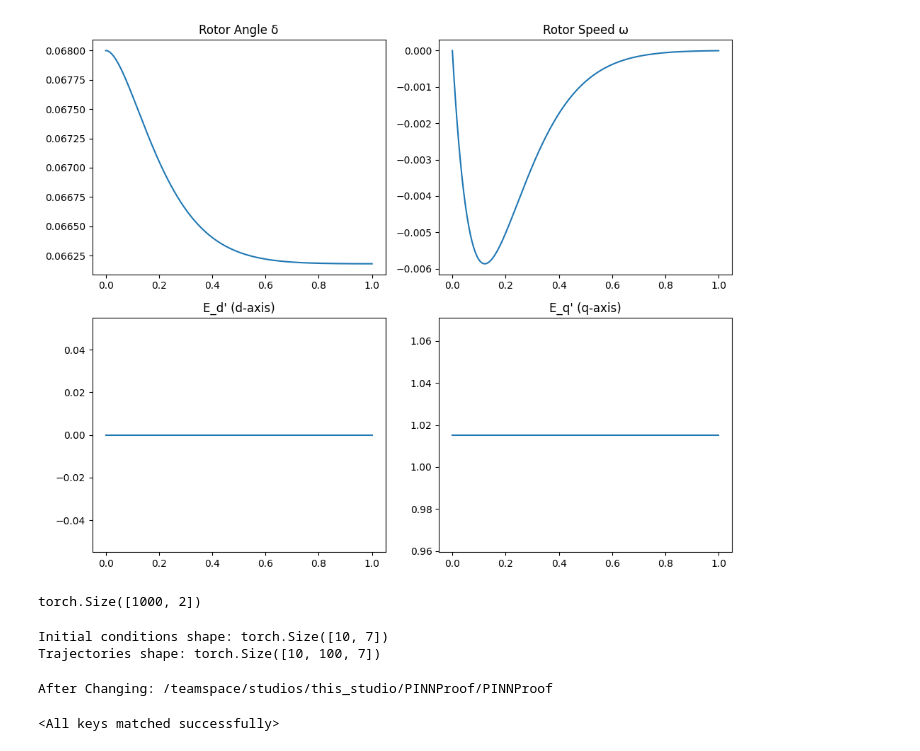
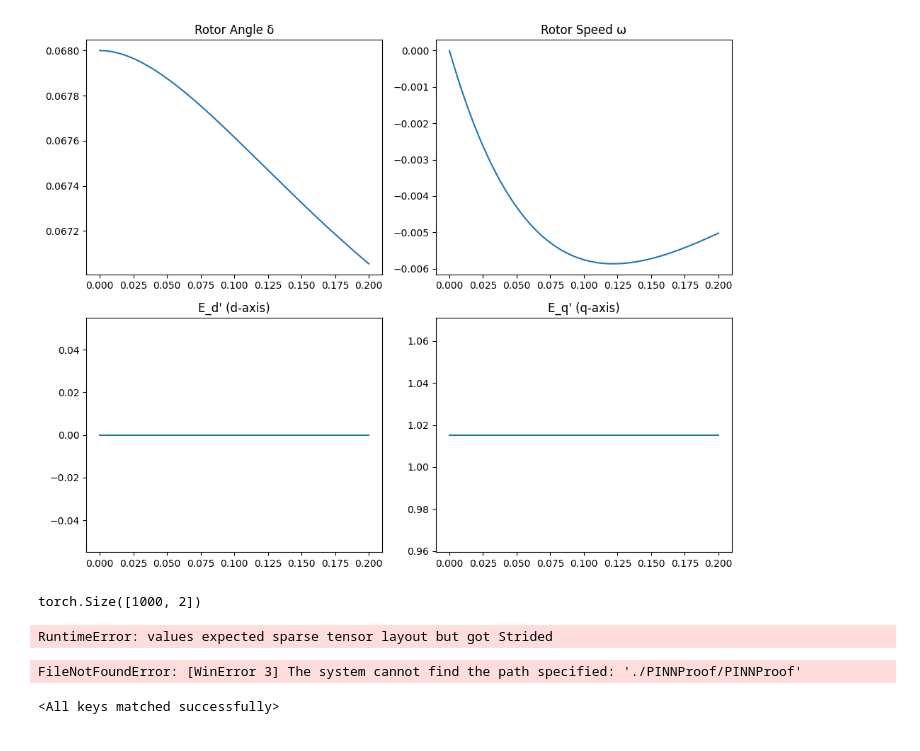
Before and after one commit to elpetros99/PINNProof, a Jupyter notebook: examples/example_SM2.ipynb, the cells around one changed output. Drawn from its saved outputs; the diff is of its cells as text; code cells hidden in the pictures.

```diff
--- a/examples/example_SM2.ipynb
+++ b/examples/example_SM2.ipynb
@@ -90,13 +92,13 @@ class SynchronousMachine(nn.Module):
 # %%
 import torch
 from torchdiffeq import odeint
-from solvers.solver import Solver  # your base classes
-from solvers.ODE_conventional import ODE_conventional
+from src.solvers.solver import Solver  # your base classes
+from src.solvers.ODE_conventional import ODE_conventional
 # from your_module import SynchronousMachine   # wherever you defined it
 
 # 1) Create a time‐vector and a corresponding “voltage profile” for the machine.
 #    Here we just hold Vs = 1.0∠0° constant.
-t_final, num_points = 1.0, 1000
+t_final, num_points = 0.2, 1000
 t_tensor = torch.linspace(0., t_final, num_points)
 Vs      = torch.ones(num_points)     # pu magnitude
 θs      = torch.zeros(num_points)   # pu angle
@@ -128,34 +130,34 @@ x0 = [0.0680, 0.0, 0.0, 1.0153,0.7, 1,0]
 # 5) Solve!
 t, sol = solver.solve(x0, t_final, num_points)
 delta = sol[:,0]; omega = sol[:,1]
 E_d = sol[:,2]; E_q = sol[:,3]
 
 # plot all states & currents
 fig, axs = plt.subplots(2,2,figsize=(10,8))
 axs = axs.flatten()
 axs[0].plot(t.squeeze(), delta.detach()); axs[0].set_title('Rotor Angle δ')
 axs[1].plot(t.squeeze(), omega.detach()); axs[1].set_title('Rotor Speed ω')
 axs[2].plot(t.squeeze(), E_d.detach()); axs[2].set_title("E_d' (d-axis)")
 axs[3].plot(t.squeeze(), E_q.detach()); axs[3].set_title("E_q' (q-axis)")
 # axs[4].plot(t.squeeze(), I_D.detach()); axs[4].set_title('Current I_D')
 # axs[5].plot(t.squeeze(), I_Q.detach()); axs[5].set_title('Current I_Q')
 plt.tight_layout()
 # # plt.show()
 # # 6) Extract and plot
 # fig, axs = plt.subplots(2, 2, figsize=(12, 10))
 # axs = axs.flatten()
 # labels = ['δ', 'ω', "E_d'", "E_q'", "E_q''", "E_d''", 'I_D', 'I_Q']
 # for i in range(4):
 #     axs[i].plot(t.squeeze(), sol[:, i].detach())
 #     axs[i].set_ylabel(labels[i])
 # # axs[6].plot(time_pts.squeeze(), I_D.detach()); axs[6].set_ylabel('I_D')
 # # axs[7].plot(time_pts.squeeze(), I_Q.detach()); axs[7].set_ylabel('I_Q')
 # for ax in axs:
 #     ax.set_xlabel('Time [s]')
 # plt.tight_layout()
 # plt.show()
 # %% [output]
-[figure, old version]
+[figure, new version]
 # %%
 V_profile.shape
 # %% [output]
@@ -190,13 +192,13 @@ import torch
 
 # 1) Your dict of ranges (in the order your state vector expects)
 ic_ranges = {
-  'delta':     (-0.1,  0.1),
-  'omega':     (-0.2,  0.2),
+  'delta':     (-1.0,  1.0),
+  'omega':     (-1.0,  1.0),
   'E_d_dash':  ( 0.0,  0.0),
   'E_q_dash':  ( 1.0,  1.0),
   'P_m':       ( 0.7,  0.7),
-  'V_t':       ( 0.9,  1.1),
-  'theta_vs':  ( 0.9,  1.1),
+  'V_t':       ( 0.95,  1.05),
+  'theta_vs':  ( -0.2,  0.2),
 }
 
 # 2) Turn it into a (D,2) tensor in the same order
@@ -223,8 +225,7 @@ ic_tensor, traj_tensor = solver.generate_dataset(
 print("Initial conditions shape:", ic_tensor.shape)       # [100, 7]
 print("Trajectories shape:",      traj_tensor.shape)     # [100,1000,7]
 # %% [output]
-Initial conditions shape: torch.Size([10, 7])
-Trajectories shape: torch.Size([10, 100, 7])
+RuntimeError: values expected sparse tensor layout but got Strided
 # %%
 #transform dataset to the right input we want it
 # dataset should have the dimensions of [10,7,100]
@@ -249,10 +250,10 @@ from pretrained_models.architectures import Network
 import os
 os.getcwd()
 # Change to a new directory
-os.chdir("./PINNProof/PINNProof")
+os.chdir("./PINNProof/")
 print("After Changing:", os.getcwd())
 # %% [output]
-After Changing: /teamspace/studios/this_studio/PINNProof/PINNProof
+FileNotFoundError: [WinError 3] The system cannot find the path specified: './PINNProof/PINNProof'
 # %%
 model=Network(input_size=8, hidden_size=64, output_size=4, num_layers=3,activation="tanh")
 device = torch.device("cuda" if torch.cuda.is_available() else "cpu")
```
Also changed, not shown: parts of 3 cells of this notebook, 5 other files.
